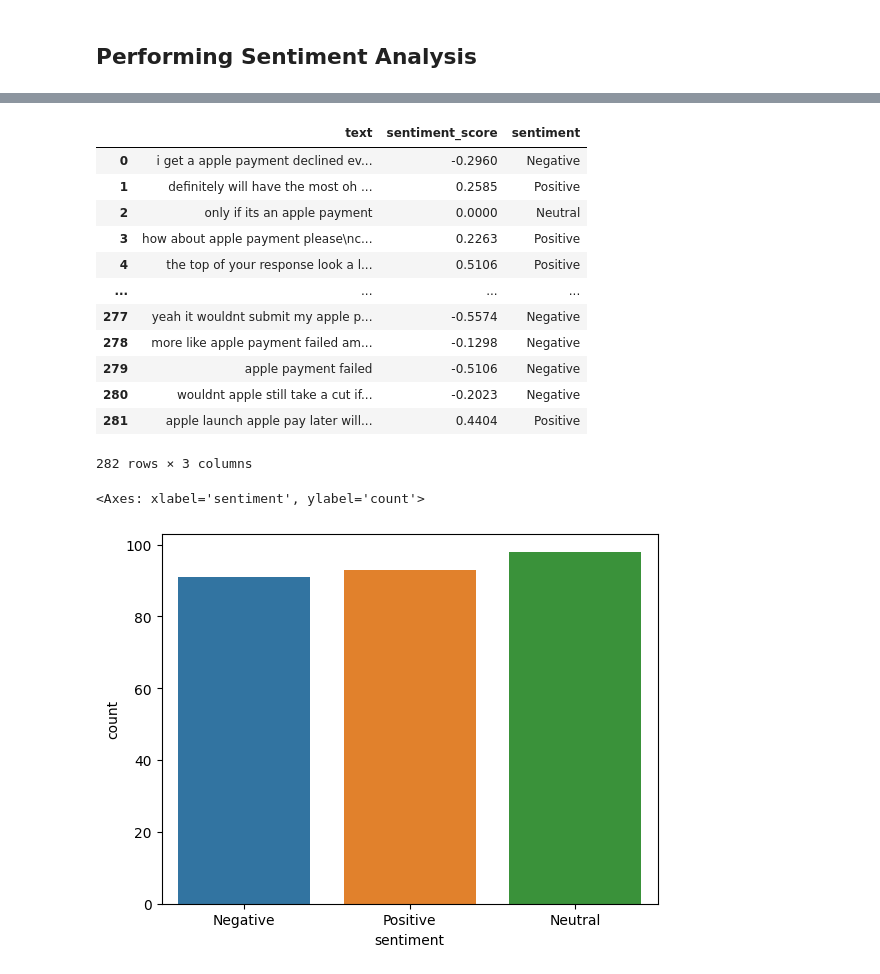
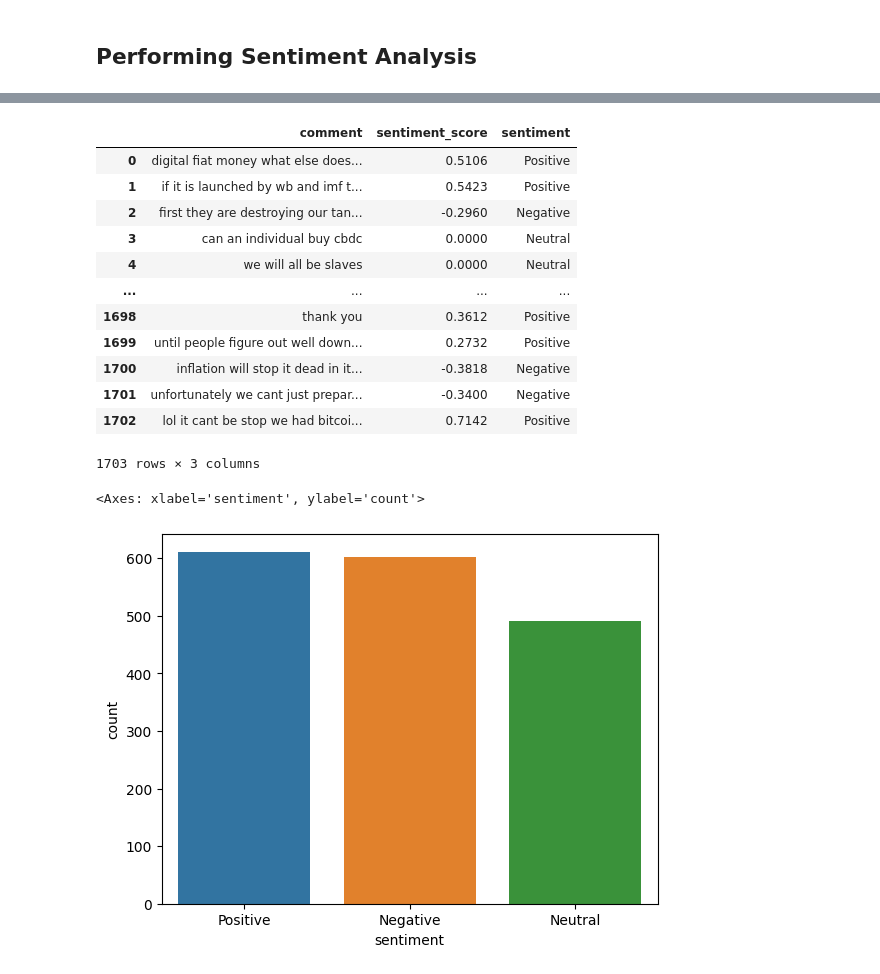
Before and after one commit to andrybrew/IHT-SEM1302-30Okt, a Jupyter notebook: practice_material/sentiment_analysis_vader_english.ipynb, the cells around one changed output, grey strips where cells are left out. Drawn from its saved outputs; the diff is of its cells as text; code cells hidden in the pictures.

Commit message:
Fix importing the dataset, dataset preprocessing, and update the comments

```diff
--- a/practice_material/sentiment_analysis_vader_english.ipynb
+++ b/practice_material/sentiment_analysis_vader_english.ipynb
@@ -38,2 +24,14 @@ Data berhasil diunduh dan disimpan sebagai twitter_data.csv
+# %%
+# Remove mentions entirely
+df_comment['comment'] = df_comment['comment'].str.replace('@\S+', '', regex=True)
+
+# Remove non-word characters except for spaces
+df_comment['comment'] = df_comment['comment'].str.replace('[^\w\s]', '', regex=True)
+
+# Convert to lowercase
+df_comment['comment'] = df_comment['comment'].str.lower()
+
+# Trim leading and trailing spaces and replace multiple spaces with a single space
+df_comment['comment'] = df_comment['comment'].str.strip().str.replace('\s+', ' ', regex=True)
 # %% [markdown]
 ## **Performing Sentiment Analysis**
@@ -51,7 +47,7 @@ True
 sia = SentimentIntensityAnalyzer()
 
 # Create a list of sentences
-sentences = df_tweet['text']
+sentences = df_comment['comment']
 
 # Calculate the compound sentiment score of each sentence
 scores = [sia.polarity_scores(sentence)['compound'] for sentence in sentences]
@@ -73,7 +69,8 @@ https://gist.github.com/mwaskom/de44147ed2974457ad6372750bbe5751
+# %%
+# Store the sentiment scores in a new column 'sentiment_score' in df_comment
+df_comment['sentiment_score'] = scores
 # %%
-# After calculating the sentiment scores
-df_tweet['sentiment_score'] = scores
-
+# Define a function to categorize sentiment based on the score
 def categorize_sentiment(score):
     if score > 0.05:
         return 'Positive'
@@ -83,27 +80,27 @@ def categorize_sentiment(score):
         return 'Neutral'
 
 # Applying the function to the sentiment_score column
-df_tweet['sentiment'] = df_tweet['sentiment_score'].apply(categorize_sentiment)
+df_comment['sentiment'] = df_comment['sentiment_score'].apply(categorize_sentiment)
 # %%
-# Previewing the dataset
-df_tweet[['text', 'sentiment_score', 'sentiment']]
+# Show the result
+df_comment[['comment', 'sentiment_score', 'sentiment']]
 # %% [output]
-|  | text | sentiment_score | sentiment |
-| 0 | i get a apple payment declined ev... | -0.2960 | Negative |
-| 1 | definitely will have the most oh ... | 0.2585 | Positive |
-| 2 | only if its an apple payment | 0.0000 | Neutral |
-| 3 | how about apple payment please\nc... | 0.2263 | Positive |
-| 4 | the top of your response look a l... | 0.5106 | Positive |
+|  | comment | sentiment_score | sentiment |
+| 0 | digital fiat money what else does... | 0.5106 | Positive |
+| 1 | if it is launched by wb and imf t... | 0.5423 | Positive |
+| 2 | first they are destroying our tan... | -0.2960 | Negative |
+| 3 | can an individual buy cbdc | 0.0000 | Neutral |
+| 4 | we will all be slaves | 0.0000 | Neutral |
 | ... | ... | ... | ... |
-| 277 | yeah it wouldnt submit my apple p... | -0.5574 | Negative |
-| 278 | more like apple payment failed am... | -0.1298 | Negative |
-| 279 | apple payment failed | -0.5106 | Negative |
-| 280 | wouldnt apple still take a cut if... | -0.2023 | Negative |
-| 281 | apple launch apple pay later will... | 0.4404 | Positive |
+| 1698 | thank you | 0.3612 | Positive |
+| 1699 | until people figure out well down... | 0.2732 | Positive |
+| 1700 | inflation will stop it dead in it... | -0.3818 | Negative |
+| 1701 | unfortunately we cant just prepar... | -0.3400 | Negative |
+| 1702 | lol it cant be stop we had bitcoi... | 0.7142 | Positive |
-282 rows × 3 columns
+1703 rows × 3 columns
 # %%
 # Visualise the sentiment distribution
-sns.countplot(x ='sentiment', data = df_tweet)
+sns.countplot(x ='sentiment', data = df_comment)
 # %% [output]
 <Axes: xlabel='sentiment', ylabel='count'>
-[figure, old version]
+[figure, new version]
```
Also changed, not shown: parts of 9 cells of this notebook.
